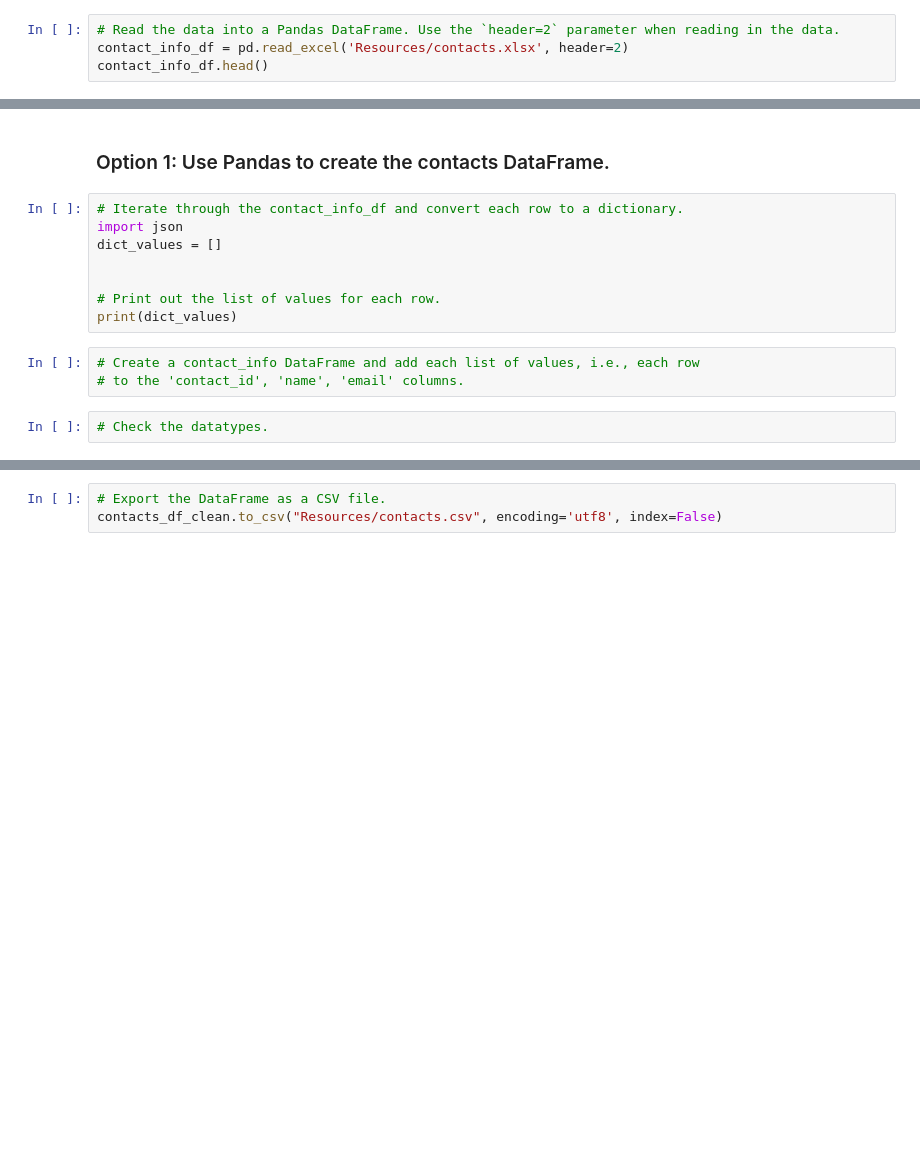
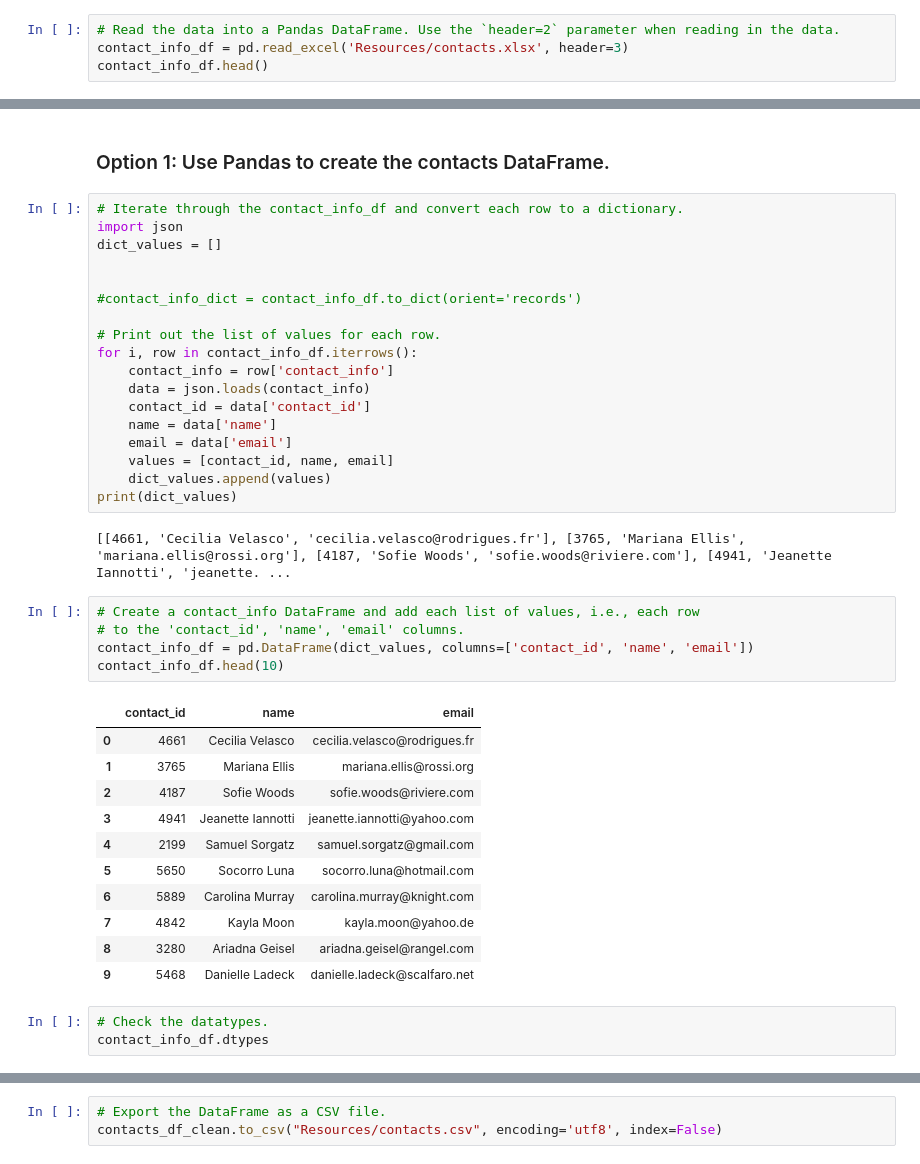
Before and after one commit to AdebolaShelby/Crowdfunding-ETL, a Jupyter notebook: Starter_Files/ETL_Mini_Project_Starter_Code.ipynb, the cells around one changed output, grey strips where cells are left out. Saved outputs shown, nothing was run; the diff lists cells and outputs as text; blank space fills up the shorter version.

```diff
--- a/Starter_Files/ETL_Mini_Project_Starter_Code.ipynb
+++ b/Starter_Files/ETL_Mini_Project_Starter_Code.ipynb
@@ -266,5 +312,5 @@ campaign_cleaned.to_csv("Resources/campaign.csv", index=False)
 ### Extract the contacts.xlsx Data.
 # %%
 # Read the data into a Pandas DataFrame. Use the `header=2` parameter when reading in the data.
-contact_info_df = pd.read_excel('Resources/contacts.xlsx', header=2)
+contact_info_df = pd.read_excel('Resources/contacts.xlsx', header=3)
 contact_info_df.head()
@@ -286,12 +339,39 @@ import json
 dict_values = []
 
 
+#contact_info_dict = contact_info_df.to_dict(orient='records')
+
 # Print out the list of values for each row.
+for i, row in contact_info_df.iterrows():
+    contact_info = row['contact_info']
+    data = json.loads(contact_info)
+    contact_id = data['contact_id']
+    name = data['name']
+    email = data['email']
+    values = [contact_id, name, email]
+    dict_values.append(values)
 print(dict_values)
+# %% [output]
+[[4661, 'Cecilia Velasco', 'cecilia.velasco@rodrigues.fr'], [3765, 'Mariana Ellis', 'mariana.ellis@rossi.org'], [4187, 'Sofie Woods', 'sofie.woods@riviere.com'], [4941, 'Jeanette Iannotti', 'jeanette. ...
 # %%
 # Create a contact_info DataFrame and add each list of values, i.e., each row
 # to the 'contact_id', 'name', 'email' columns.
+contact_info_df = pd.DataFrame(dict_values, columns=['contact_id', 'name', 'email'])
+contact_info_df.head(10)
+# %% [output]
+|  | contact_id | name | email |
+| 0 | 4661 | Cecilia Velasco | cecilia.velasco@rodrigues.fr |
+| 1 | 3765 | Mariana Ellis | mariana.ellis@rossi.org |
+| 2 | 4187 | Sofie Woods | sofie.woods@riviere.com |
+| 3 | 4941 | Jeanette Iannotti | jeanette.iannotti@yahoo.com |
+| 4 | 2199 | Samuel Sorgatz | samuel.sorgatz@gmail.com |
+| 5 | 5650 | Socorro Luna | socorro.luna@hotmail.com |
+| 6 | 5889 | Carolina Murray | carolina.murray@knight.com |
+| 7 | 4842 | Kayla Moon | kayla.moon@yahoo.de |
+| 8 | 3280 | Ariadna Geisel | ariadna.geisel@rangel.com |
+| 9 | 5468 | Danielle Ladeck | danielle.ladeck@scalfaro.net |
 # %%
 # Check the datatypes.
+contact_info_df.dtypes
 # %%
 # Create a "first"name" and "last_name" column with the first and last names from the "name" column.
```
Also changed, not shown: parts of 11 cells of this notebook, 4 other files.
